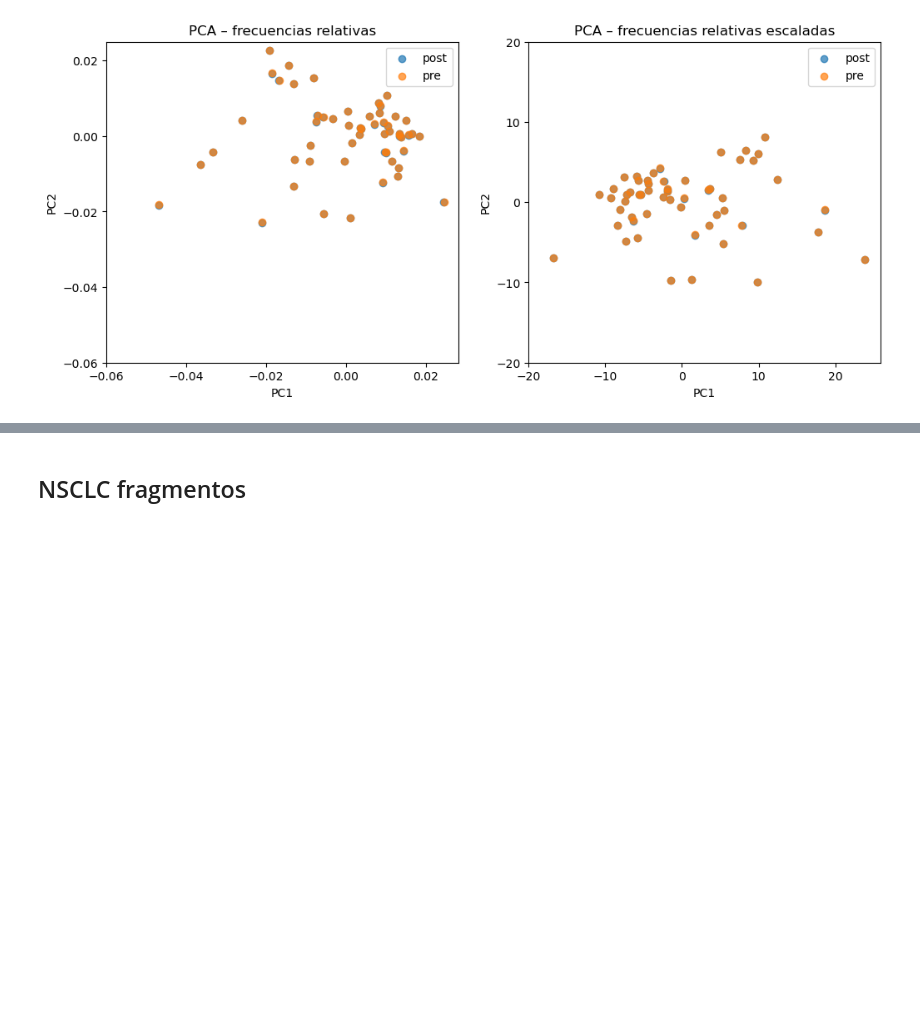
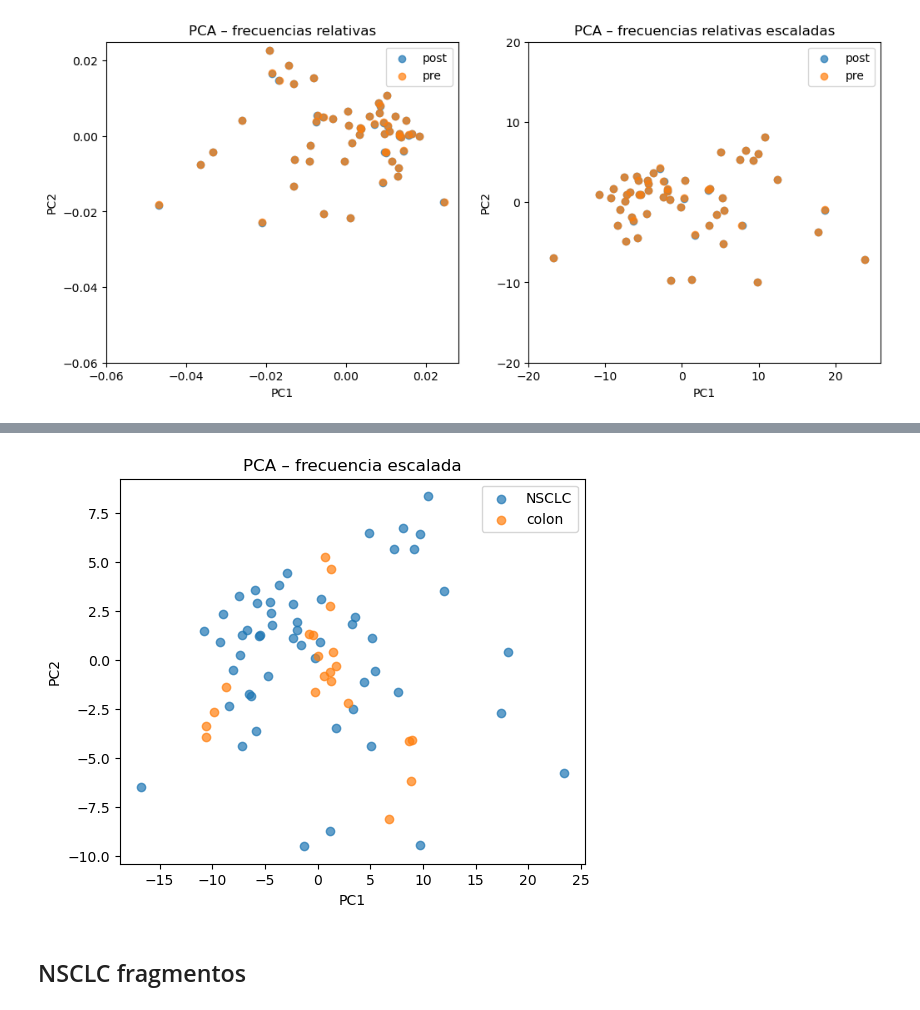
Before and after one commit to sara-suarez93/bcltofrag, a Jupyter notebook: notebook_analysis_fragmentomics.ipynb, the cells around one changed output, grey strips where cells are left out. Drawn from its saved outputs; the diff is of its cells as text; code cells hidden in the pictures; blank space fills up the shorter version.

```diff
--- a/notebook_analysis_fragmentomics.ipynb
+++ b/notebook_analysis_fragmentomics.ipynb
@@ -636,0 +762,12 @@ axes[1].legend()
+# %%
+#### combinar datos
+df_nsclc = df_fraglen[df_fraglen['qc'] == 'post'].copy()
+
+df_nsclc['tumor_type'] = 'NSCLC'
+
+df_nsclc = df_nsclc[['min', 'max', 'count', 'sample', 'rel_freq', 'scaled_freq', 'tumor_type']]
+
+# unir a colon
+df_fraglen_all = pd.concat([df_nsclc, df_colon], ignore_index=True)
+
+print(df_fraglen_all.head())
@@ -637,2 +797,34 @@ axes[1].legend()
+# %%
+mat_fraglen_all = (
+    df_fraglen_all.pivot_table(
+        index=["sample", "tumor_type"],
+        columns="min",        # fragment length
+        values="scaled_freq",
+        fill_value=0)
+)
+pca = PCA(n_components=2)
+pcs = pca.fit_transform(mat_fraglen_all)
+
+df_pca = (
+    pd.DataFrame(pcs, columns=["PC1", "PC2"], index=mat_fraglen_all.index)
+    .reset_index()
+)
+
+# plot
+fig, ax = plt.subplots(figsize=(6, 5))
+
+for tumor_type, g in df_pca.groupby("tumor_type"):
+    ax.scatter(g.PC1, g.PC2, label=tumor_type, alpha=0.7)
+
+ax.set_xlabel("PC1")
+ax.set_ylabel("PC2")
+#ax.set_xticks(np.arange(-20, 30, 10))
+#ax.set_yticks(np.arange(-20, 30, 10))
+ax.set_title("PCA – frecuencia escalada")
+ax.legend()
+
+plt.show()
+# %% [output]
+[figure, added]
 # %% [markdown]
 ## NSCLC fragmentos
```
Also changed, not shown: parts of 21 cells of this notebook, 4 other files.
